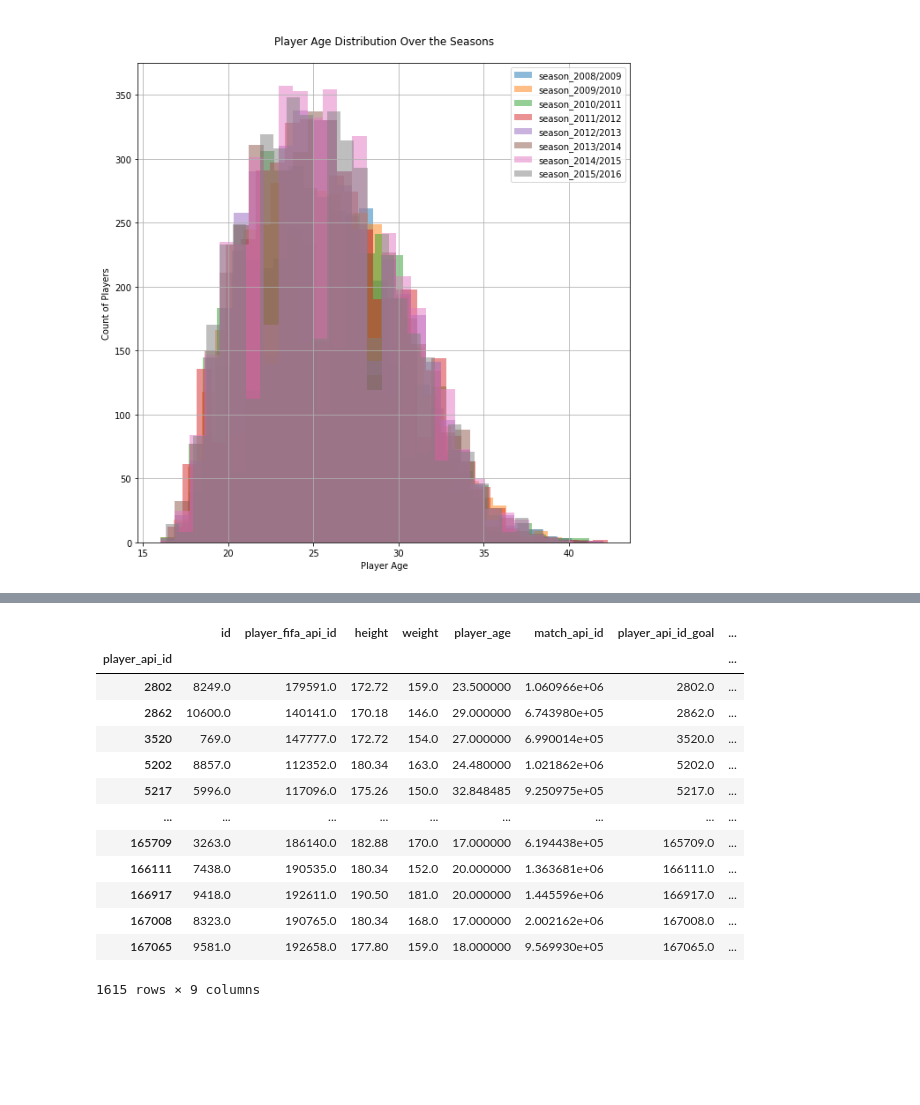
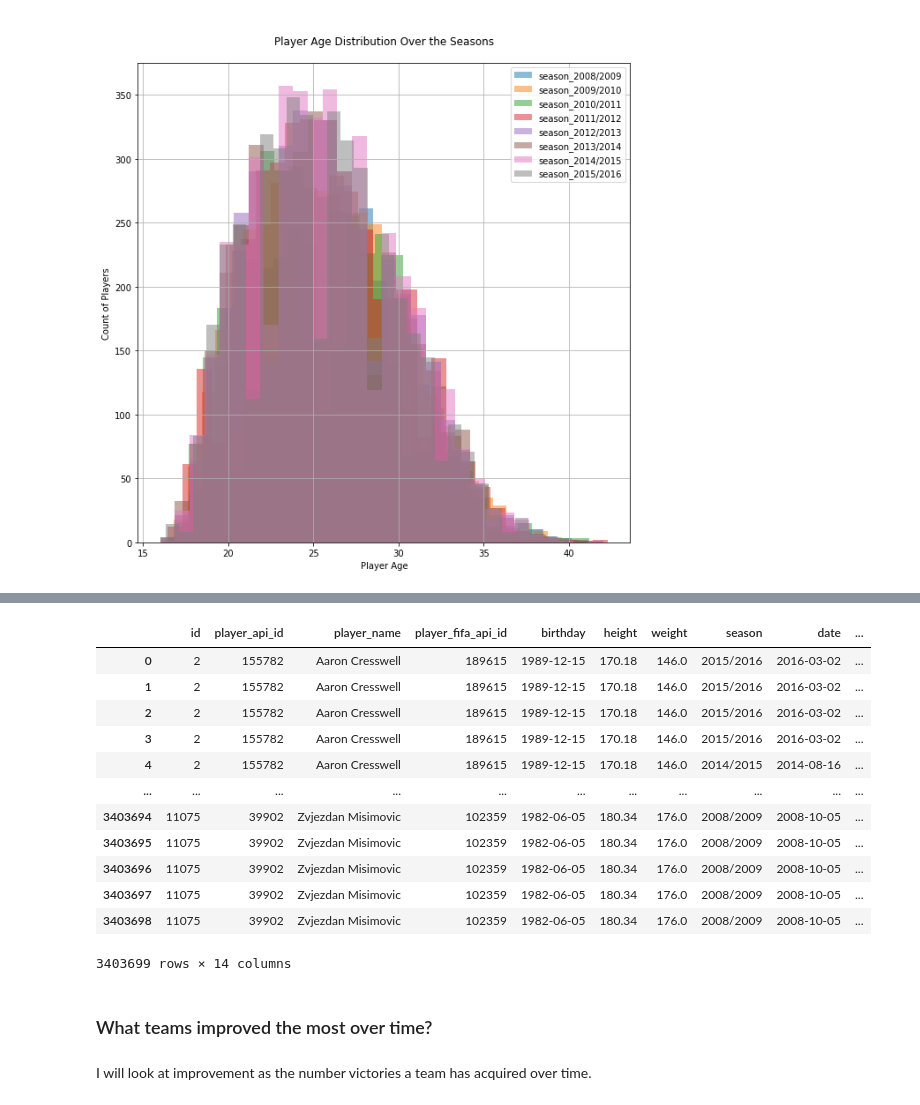
Before and after one commit to Wishbert/Investigating-Soccer-Dataset, a Jupyter notebook: Soccer Database draft.ipynb, the cells around one changed output, grey strips where cells are left out. Drawn from its saved outputs; the diff is of its cells as text; code cells hidden in the pictures; blank space fills up the shorter version.

```diff
--- a/Soccer Database draft.ipynb
+++ b/Soccer Database draft.ipynb
@@ -212,6 +212,8 @@ matches.head()
 | 3 | 4 | 1 | 1 | 2008/2009 | 1 | 2008-08-17 00:00:00 | 492476 | 9991 | ... |
 | 4 | 5 | 1 | 1 | 2008/2009 | 1 | 2008-08-16 00:00:00 | 492477 | 7947 | ... |
 5 rows × 115 columns
+# %%
+matches['date'] = pd.to_datetime(matches['date'])
 # %%
 matches.columns.values
 # %% [output]
@@ -924,7 +926,7 @@ player_ids = [
    'away_player_6', 'away_player_7', 'away_player_8', 'away_player_9',
    'away_player_10', 'away_player_11']
 # %%
-match_time_features = ['season','date'] # selecting season and date columns
+match_time_features = ['league_id','season','date'] # selecting season and date columns
 # %% [markdown]
 The below cell removes all the rows with `null` values
 # %%
@@ -1055,17 +1058,20 @@ players_per_season.merge(goals_df, left_on='player_api_id', right_on='player_api
 # %%
-players_per_season.merge(goals_df, left_on='player_api_id', right_on='player_api_id_goal').query('season=="2008/2009"').groupby(['player_api_id']).mean()
+players_per_season.merge(goals_df, left_on='player_api_id', right_on='player_api_id_goal')#.groupby(['player_api_id']).mean()
 # %% [output]
-|  | id | player_fifa_api_id | height | weight | player_age | match_api_id | player_api_id_goal | ... |
-| player_api_id |  |  |  |  |  |  |  | ... |
-| 2802 | 8249.0 | 179591.0 | 172.72 | 159.0 | 23.500000 | 1.060966e+06 | 2802.0 | ... |
-| 2862 | 10600.0 | 140141.0 | 170.18 | 146.0 | 29.000000 | 6.743980e+05 | 2862.0 | ... |
-| 3520 | 769.0 | 147777.0 | 172.72 | 154.0 | 27.000000 | 6.990014e+05 | 3520.0 | ... |
-| 5202 | 8857.0 | 112352.0 | 180.34 | 163.0 | 24.480000 | 1.021862e+06 | 5202.0 | ... |
-| 5217 | 5996.0 | 117096.0 | 175.26 | 150.0 | 32.848485 | 9.250975e+05 | 5217.0 | ... |
-| ... | ... | ... | ... | ... | ... | ... | ... | ... |
-| 165709 | 3263.0 | 186140.0 | 182.88 | 170.0 | 17.000000 | 6.194438e+05 | 165709.0 | ... |
-| 166111 | 7438.0 | 190535.0 | 180.34 | 152.0 | 20.000000 | 1.363681e+06 | 166111.0 | ... |
-| 166917 | 9418.0 | 192611.0 | 190.50 | 181.0 | 20.000000 | 1.445596e+06 | 166917.0 | ... |
-| 167008 | 8323.0 | 190765.0 | 180.34 | 168.0 | 17.000000 | 2.002162e+06 | 167008.0 | ... |
-| 167065 | 9581.0 | 192658.0 | 177.80 | 159.0 | 18.000000 | 9.569930e+05 | 167065.0 | ... |
+|  | id | player_api_id | player_name | player_fifa_api_id | birthday | height | weight | season | date | ... |
+| 0 | 2 | 155782 | Aaron Cresswell | 189615 | 1989-12-15 | 170.18 | 146.0 | 2015/2016 | 2016-03-02 | ... |
+| 1 | 2 | 155782 | Aaron Cresswell | 189615 | 1989-12-15 | 170.18 | 146.0 | 2015/2016 | 2016-03-02 | ... |
+| 2 | 2 | 155782 | Aaron Cresswell | 189615 | 1989-12-15 | 170.18 | 146.0 | 2015/2016 | 2016-03-02 | ... |
+| 3 | 2 | 155782 | Aaron Cresswell | 189615 | 1989-12-15 | 170.18 | 146.0 | 2015/2016 | 2016-03-02 | ... |
+| 4 | 2 | 155782 | Aaron Cresswell | 189615 | 1989-12-15 | 170.18 | 146.0 | 2014/2015 | 2014-08-16 | ... |
+| ... | ... | ... | ... | ... | ... | ... | ... | ... | ... | ... |
+| 3403694 | 11075 | 39902 | Zvjezdan Misimovic | 102359 | 1982-06-05 | 180.34 | 176.0 | 2008/2009 | 2008-10-05 | ... |
+| 3403695 | 11075 | 39902 | Zvjezdan Misimovic | 102359 | 1982-06-05 | 180.34 | 176.0 | 2008/2009 | 2008-10-05 | ... |
+| 3403696 | 11075 | 39902 | Zvjezdan Misimovic | 102359 | 1982-06-05 | 180.34 | 176.0 | 2008/2009 | 2008-10-05 | ... |
+| 3403697 | 11075 | 39902 | Zvjezdan Misimovic | 102359 | 1982-06-05 | 180.34 | 176.0 | 2008/2009 | 2008-10-05 | ... |
+| 3403698 | 11075 | 39902 | Zvjezdan Misimovic | 102359 | 1982-06-05 | 180.34 | 176.0 | 2008/2009 | 2008-10-05 | ... |
-1615 rows × 9 columns
+3403699 rows × 14 columns
+# %% [markdown]
+### What teams improved the most over time?
+# %% [markdown]
+I will look at improvement as the number victories a team has acquired over time.
```
Also changed, not shown: parts of 11 cells of this notebook.
